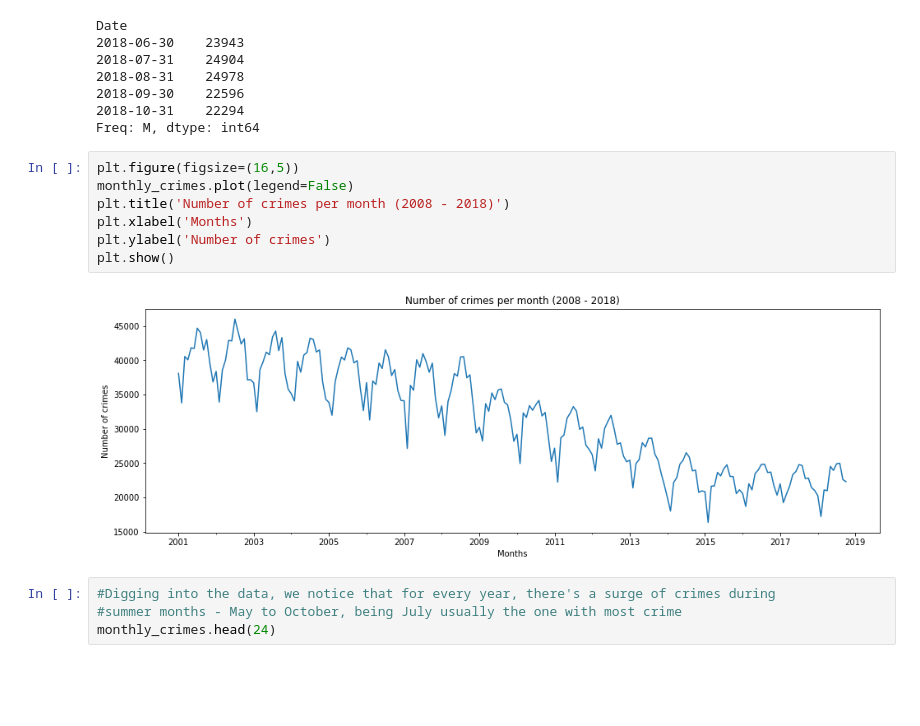
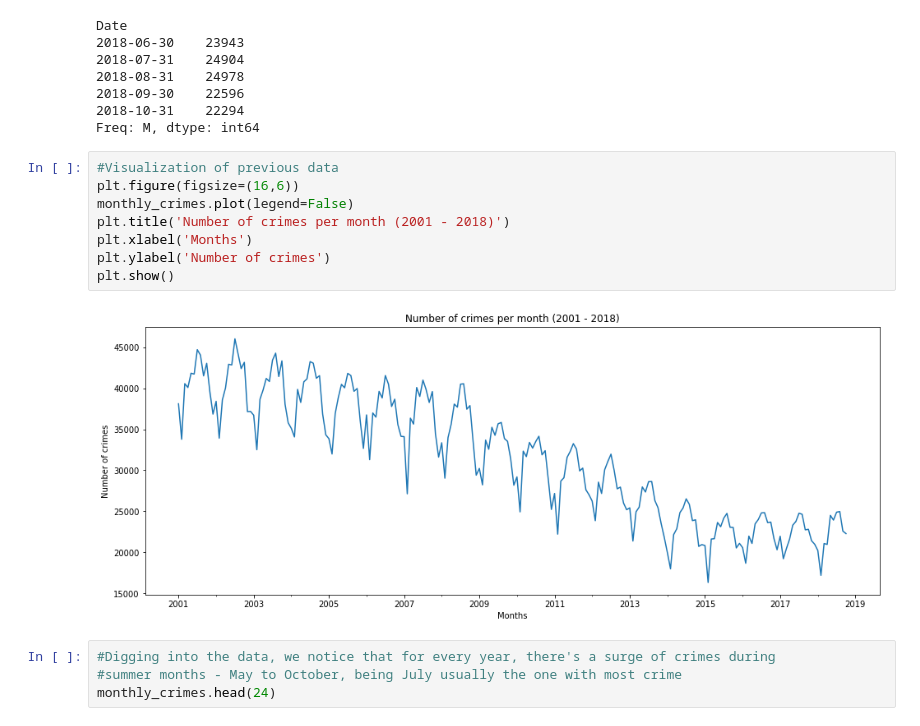
Before and after one commit to jrodolfoc/chicagocrimedata, a Jupyter notebook: Chicago_2008to2018.ipynb, the cells around one changed output. Saved outputs shown, nothing was run; the diff lists cells and outputs as text; blank space fills up the shorter version.

```diff
--- a/Chicago_2008to2018.ipynb
+++ b/Chicago_2008to2018.ipynb
@@ -165,14 +170,15 @@ Date
 2018-10-31    22294
 Freq: M, dtype: int64
 # %%
-plt.figure(figsize=(16,5))
+#Visualization of previous data
+plt.figure(figsize=(16,6))
 monthly_crimes.plot(legend=False)
-plt.title('Number of crimes per month (2008 - 2018)')
+plt.title('Number of crimes per month (2001 - 2018)')
 plt.xlabel('Months')
 plt.ylabel('Number of crimes')
 plt.show()
 # %% [output]
-[figure, old version]
+[figure, new version]
 # %%
 #Digging into the data, we notice that for every year, there's a surge of crimes during
 #summer months - May to October, being July usually the one with most crime
```
Also changed, not shown: parts of 15 cells of this notebook.
